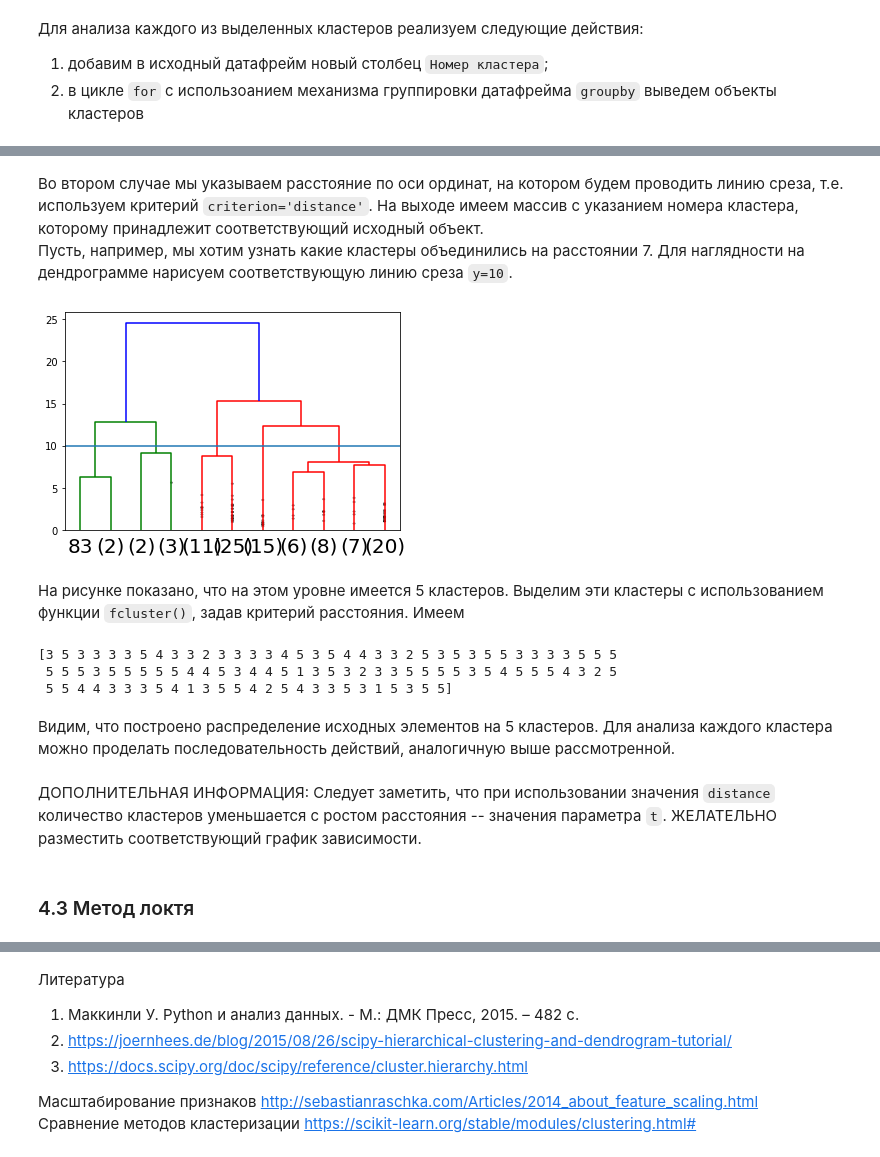
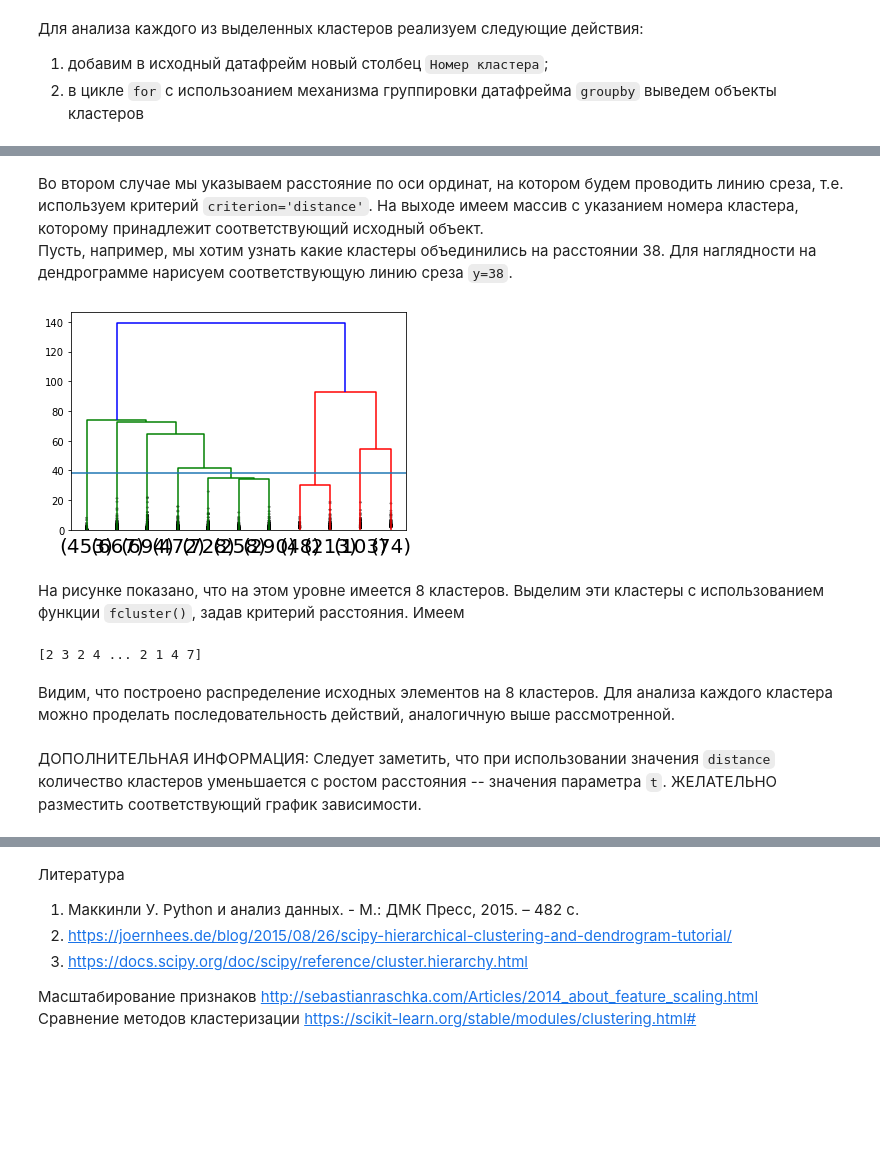
Before and after one commit to stroevsp/machine_learning_with_python, a Jupyter notebook: hierarchical_clustering.ipynb, the cells around one changed output, grey strips where cells are left out. Cells and saved outputs as stored; diff of their text form; code cells hidden in the pictures; blank space fills up the shorter version.

```diff
--- a/hierarchical_clustering.ipynb
+++ b/hierarchical_clustering.ipynb
@@ -28,5 +28,5 @@
 # %%
 import pandas as pd
 pd.set_option('display.precision',3)
-df=pd.read_table('mobile.txt', encoding='1251', sep='\t', nrows=100)
+df=pd.read_table('mobile.txt', encoding='1251', sep='\t', nrows=4000)
 # %% [markdown]
@@ -142,6 +126,6 @@ memory usage: 8.7 KB
 # %%
-X=df.iloc[:,:].values
-X=(X-X.mean(axis=0))/X.std(axis=0)
+X=df.iloc[:,1:].values #копирование значений датафрейма без наблюдения "Код"
+X=(X-X.mean(axis=0))/X.std(axis=0) #стандартизация данных
 #print(X.mean(axis=0)) #просмотр массива выборочных средних -- они должны быть равны 0
 #print(X.std(axis=0)) # просмотр массива стандартных отклонений --- они должны быть равными 1
 #print(X) # просмотр входного массива --- аккуратные данные!!!!
@@ -265,29 +268,25 @@ cluster 1
 # %% [markdown]
 Во втором случае мы указываем расстояние по оси ординат, на котором будем проводить линию среза, т.е. используем критерий `criterion='distance'`. На выходе имеем массив с указанием номера кластера, которому принадлежит соответствующий исходный объект.
-Пусть, например, мы хотим узнать какие кластеры объединились на расстоянии 7. Для наглядности на дендрограмме нарисуем соответствующую линию среза `y=10`.
+Пусть, например, мы хотим узнать какие кластеры объединились на расстоянии 38. Для наглядности на дендрограмме нарисуем соответствующую линию среза `y=38`.
 # %%
-plt.axhline(y=10) #рисуем горизонтальную линию
+plt.axhline(y=38) #рисуем горизонтальную линию
 dendrogram(Z,
-           truncate_mode = 'lastp', #pвключен режим показывать последние 'p' кластеров
+           truncate_mode = 'lastp', #включен режим показывать последние 'p' кластеров
            p=11,                     #отобразить последние 11 кластеров
            leaf_rotation = 0,       #угол поворота надписей по оси
            leaf_font_size = 20,     #размер шрифта
            show_contracted = True)  # рисовать черные точки на высотах предыдущих слияний кластеров
 plt.show()
 # %% [output]
-[figure, old version]
+[figure, new version]
 # %% [markdown]
-На рисунке показано, что на этом уровне имеется 5 кластеров. Выделим эти кластеры с использованием функции `fcluster()`, задав критерий расстояния. Имеем
+На рисунке показано, что на этом уровне имеется 8 кластеров. Выделим эти кластеры с использованием функции `fcluster()`, задав критерий расстояния. Имеем
 # %%
-label1=fcluster(Z, 10, criterion='distance')
+label1=fcluster(Z, 38, criterion='distance')
 print(label1)
 # %% [output]
-[3 5 3 3 3 3 5 4 3 3 2 3 3 3 3 4 5 3 5 4 4 3 3 2 5 3 5 3 5 5 3 3 3 3 5 5 5
- 5 5 5 3 5 5 5 5 5 4 4 5 3 4 4 5 1 3 5 3 2 3 3 5 5 5 5 3 5 4 5 5 5 4 3 2 5
- 5 5 4 4 3 3 3 5 4 1 3 5 5 4 2 5 4 3 3 5 3 1 5 3 5 5]
+[2 3 2 4 ... 2 1 4 7]
 # %% [markdown]
-Видим, что построено распределение исходных элементов на 5 кластеров. Для анализа каждого кластера можно проделать последовательность действий, аналогичную выше рассмотренной.
+Видим, что построено распределение исходных элементов на 8 кластеров. Для анализа каждого кластера можно проделать последовательность действий, аналогичную выше рассмотренной.
 # %% [markdown]
 ДОПОЛНИТЕЛЬНАЯ ИНФОРМАЦИЯ: Следует заметить, что при использовании значения `distance` количество кластеров уменьшается с ростом расстояния -- значения параметра `t`. ЖЕЛАТЕЛЬНО разместить соответствующий график зависимости.
-# %% [markdown]
-### 4.3 Метод локтя
```
Also changed, not shown: parts of 57 cells of this notebook, 4 other files.
